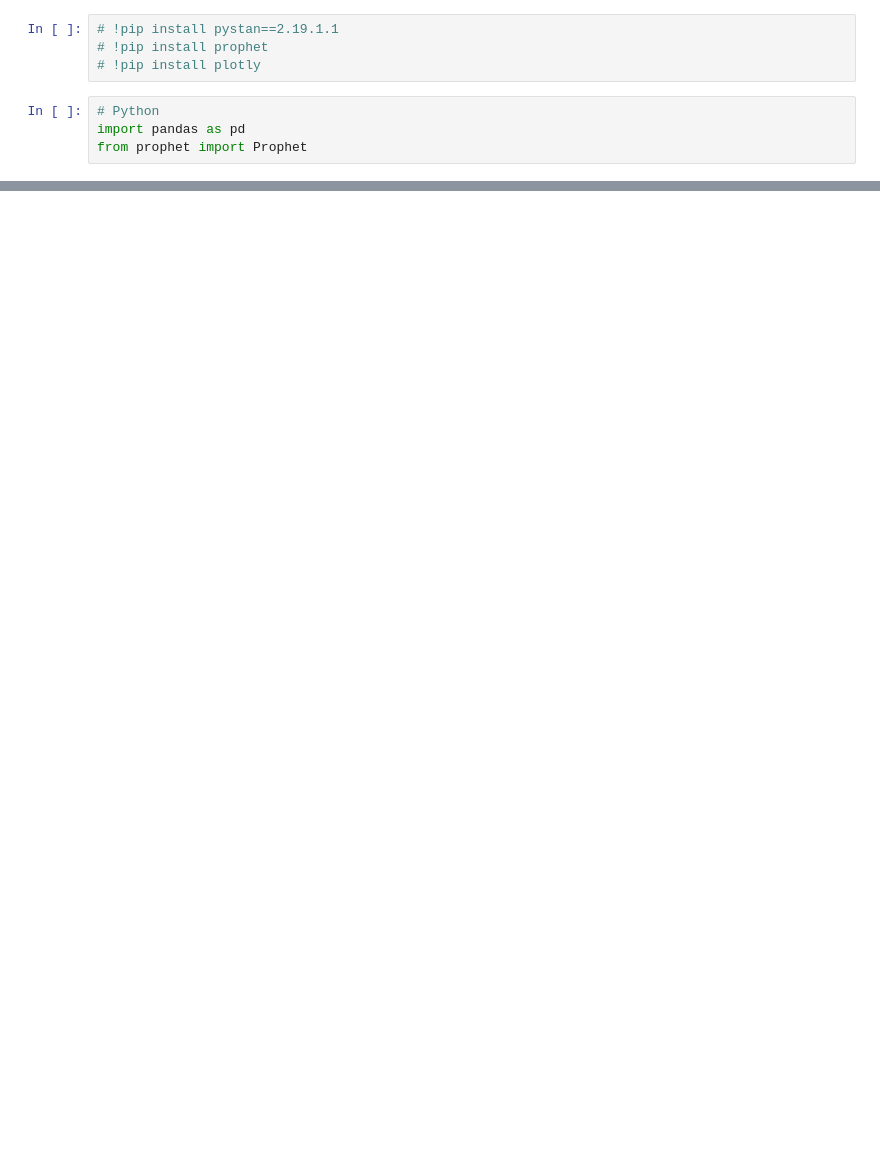
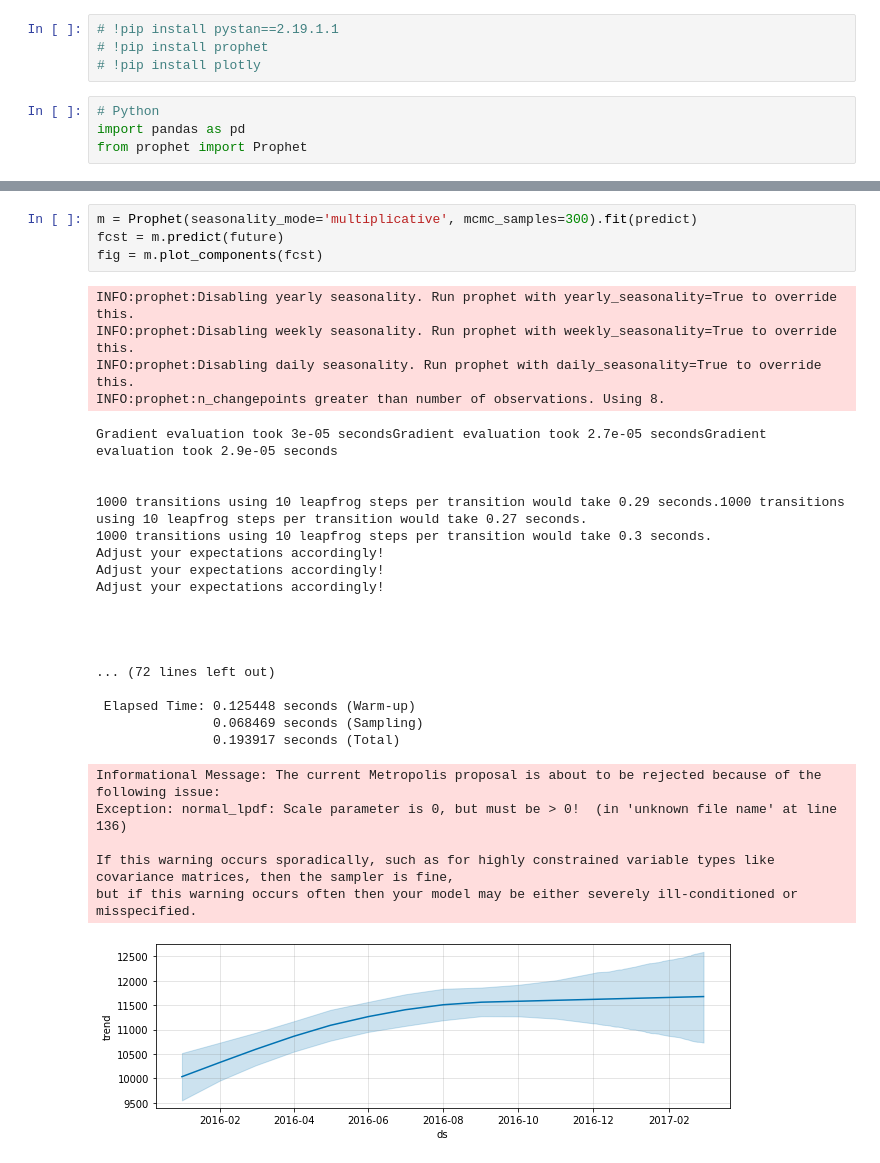
Before and after one commit to Dazai1623818/Datachallenge-2, a Jupyter notebook: Prophet.ipynb, the cells around one changed output, grey strips where cells are left out. Saved outputs shown, nothing was run; the diff lists cells and outputs as text; blank space fills up the shorter version.

```diff
--- a/Prophet.ipynb
+++ b/Prophet.ipynb
@@ -29,0 +95,32 @@ df_data.groupby('Falls within').head(10)
+# %%
+m = Prophet(seasonality_mode='multiplicative', mcmc_samples=300).fit(predict)
+fcst = m.predict(future)
+fig = m.plot_components(fcst)
+# %% [output]
+INFO:prophet:Disabling yearly seasonality. Run prophet with yearly_seasonality=True to override this.
+INFO:prophet:Disabling weekly seasonality. Run prophet with weekly_seasonality=True to override this.
+INFO:prophet:Disabling daily seasonality. Run prophet with daily_seasonality=True to override this.
+INFO:prophet:n_changepoints greater than number of observations. Using 8.
+Gradient evaluation took 3e-05 secondsGradient evaluation took 2.7e-05 secondsGradient evaluation took 2.9e-05 seconds
+
+
+1000 transitions using 10 leapfrog steps per transition would take 0.29 seconds.1000 transitions using 10 leapfrog steps per transition would take 0.27 seconds.
+1000 transitions using 10 leapfrog steps per transition would take 0.3 seconds.
+Adjust your expectations accordingly!
+Adjust your expectations accordingly!
+Adjust your expectations accordingly!
+
+
+
+
+... (72 lines left out)
+
+ Elapsed Time: 0.125448 seconds (Warm-up)
+               0.068469 seconds (Sampling)
+               0.193917 seconds (Total)
+Informational Message: The current Metropolis proposal is about to be rejected because of the following issue:
+Exception: normal_lpdf: Scale parameter is 0, but must be > 0!  (in 'unknown file name' at line 136)
+
+If this warning occurs sporadically, such as for highly constrained variable types like covariance matrices, then the sampler is fine,
+but if this warning occurs often then your model may be either severely ill-conditioned or misspecified.
+[figure, added]
```
Also changed, not shown: parts of 11 cells of this notebook.
